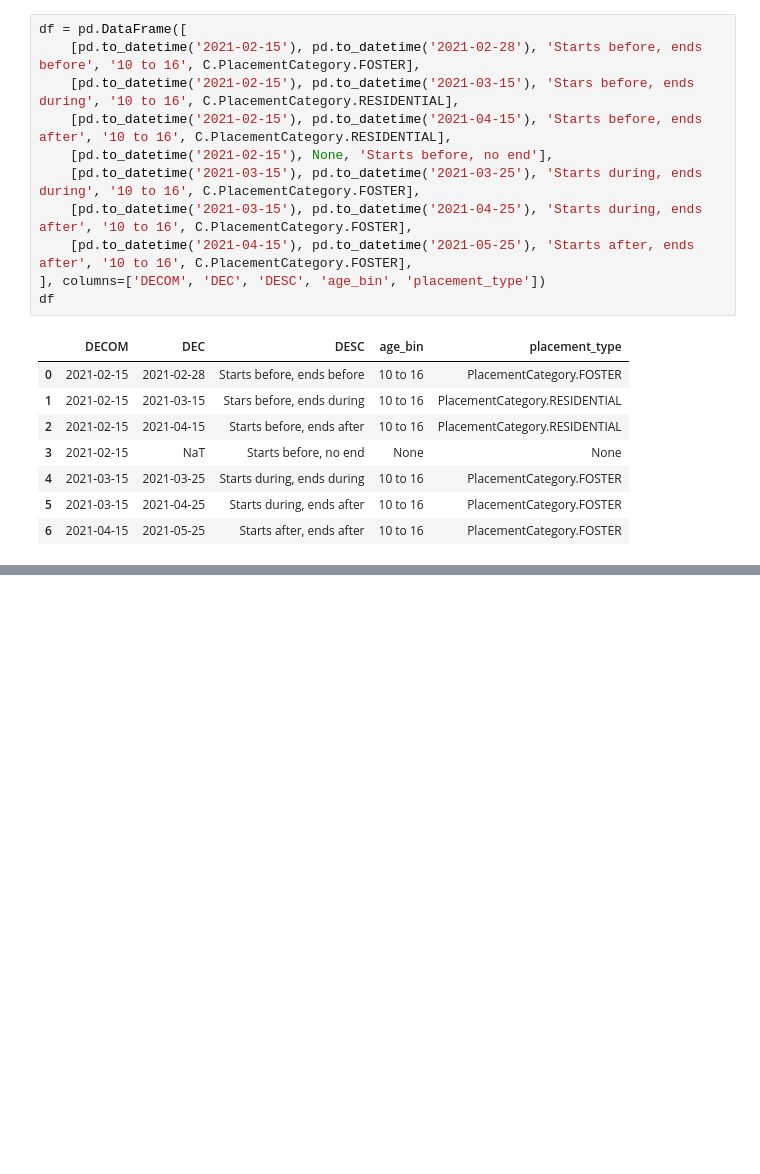
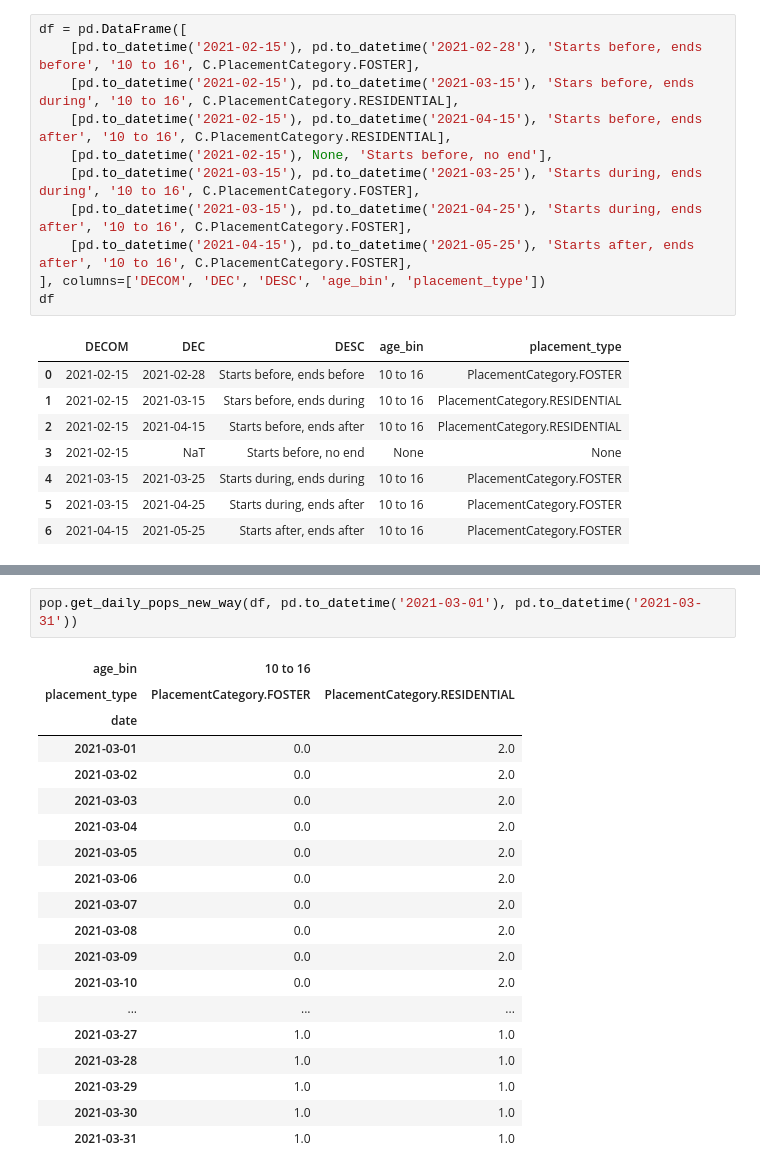
Before and after one commit to data-to-insight/cs-demand-model, a Jupyter notebook: notebooks/populations.ipynb, the cells around one changed output, grey strips where cells are left out. Saved outputs shown, nothing was run; the diff lists cells and outputs as text; blank space fills up the shorter version.

```diff
--- a/notebooks/populations.ipynb
+++ b/notebooks/populations.ipynb
@@ -50,0 +59,22 @@ pop.make_populations_ts(df, pd.to_datetime('2021-03-01'), pd.to_datetime('2021-0
+# %%
+pop.get_daily_pops_new_way(df, pd.to_datetime('2021-03-01'), pd.to_datetime('2021-03-31'))
+# %% [output]
+| age_bin | 10 to 16 |  |
+| placement_type | PlacementCategory.FOSTER | PlacementCategory.RESIDENTIAL |
+| date |  |  |
+| 2021-03-01 | 0.0 | 2.0 |
+| 2021-03-02 | 0.0 | 2.0 |
+| 2021-03-03 | 0.0 | 2.0 |
+| 2021-03-04 | 0.0 | 2.0 |
+| 2021-03-05 | 0.0 | 2.0 |
+| 2021-03-06 | 0.0 | 2.0 |
+| 2021-03-07 | 0.0 | 2.0 |
+| 2021-03-08 | 0.0 | 2.0 |
+| 2021-03-09 | 0.0 | 2.0 |
+| 2021-03-10 | 0.0 | 2.0 |
+| ... | ... | ... |
+| 2021-03-27 | 1.0 | 1.0 |
+| 2021-03-28 | 1.0 | 1.0 |
+| 2021-03-29 | 1.0 | 1.0 |
+| 2021-03-30 | 1.0 | 1.0 |
+| 2021-03-31 | 1.0 | 1.0 |
```
Also changed, not shown: parts of 14 cells of this notebook, 3 other files.
